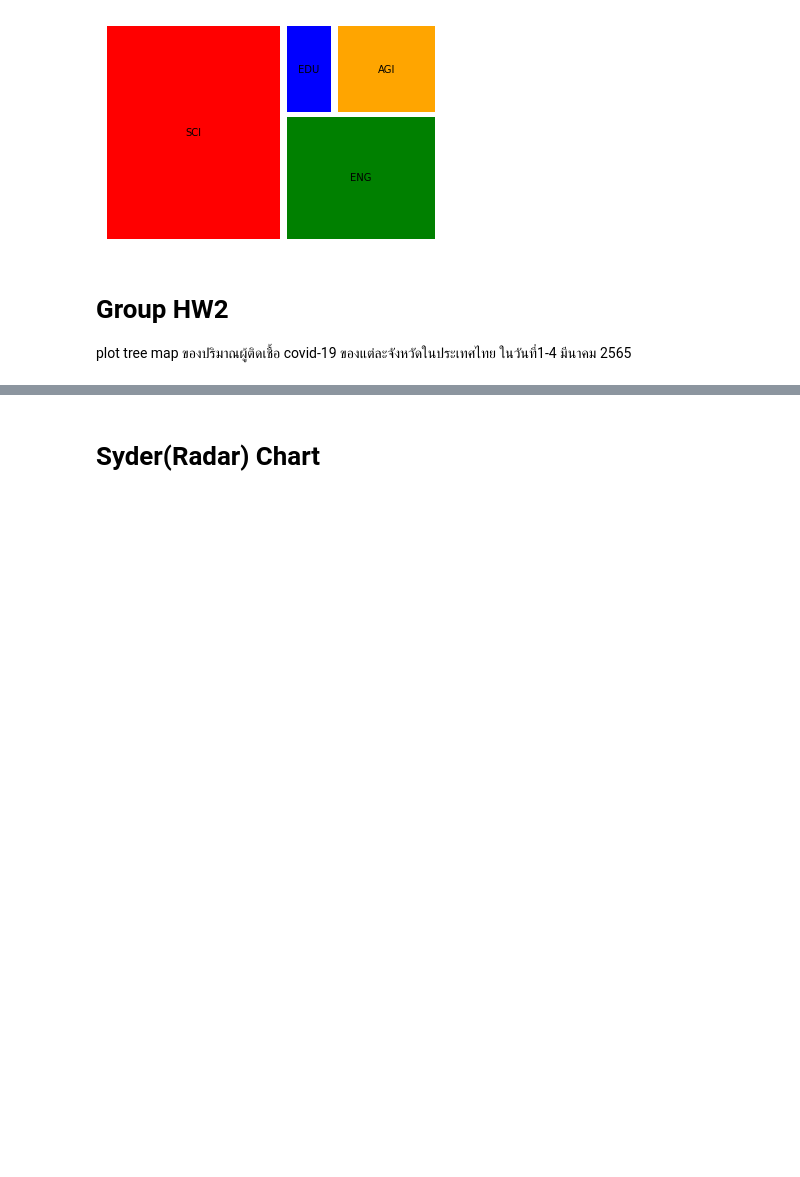
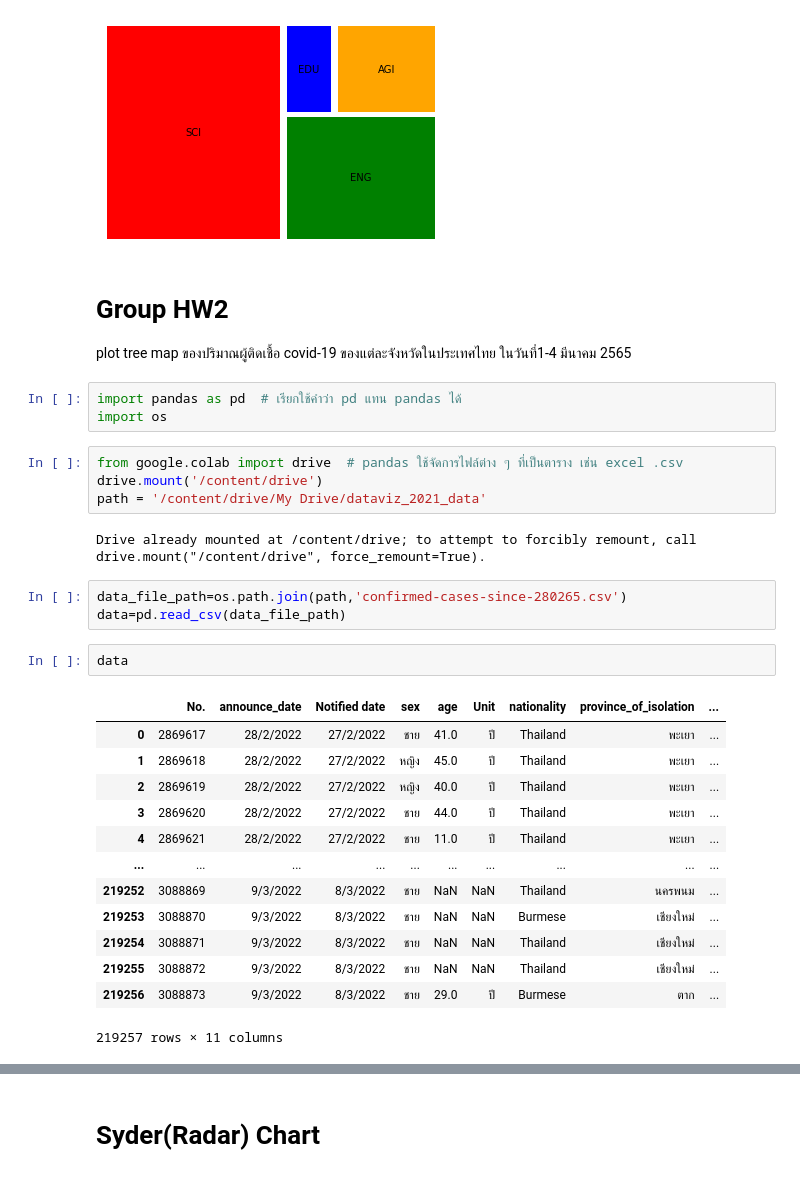
Before and after one commit to suphalaksana/data_viz_2022, a Jupyter notebook: DataViz04_Data_Comparison.ipynb, the cells around one changed output, grey strips where cells are left out. Saved outputs shown, nothing was run; the diff lists cells and outputs as text; blank space fills up the shorter version.

```diff
--- a/DataViz04_Data_Comparison.ipynb
+++ b/DataViz04_Data_Comparison.ipynb
@@ -418,3 +415,31 @@ plt.axis('off')
 # %% [markdown]
 # Group HW2
 plot tree map ของปริมาณผู้ติดเชื้อ covid-19  ของแต่ละจังหวัดในประเทศไทย ในวันที่1-4 มีนาคม 2565
+# %%
+import pandas as pd  # เรียกใช้คำว่า pd แทน pandas ได้
+import os
+# %%
+from google.colab import drive  # pandas ใช้จัดการไฟล์ต่าง ๆ ที่เป็นตาราง เช่น excel .csv
+drive.mount('/content/drive')
+path = '/content/drive/My Drive/dataviz_2021_data'
+# %% [output]
+Drive already mounted at /content/drive; to attempt to forcibly remount, call drive.mount("/content/drive", force_remount=True).
+# %%
+data_file_path=os.path.join(path,'confirmed-cases-since-280265.csv')
+data=pd.read_csv(data_file_path)
+# %%
+data
+# %% [output]
+|  | No. | announce_date | Notified date | sex | age | Unit | nationality | province_of_isolation | ... |
+| 0 | 2869617 | 28/2/2022 | 27/2/2022 | ชาย | 41.0 | ปี | Thailand | พะเยา | ... |
+| 1 | 2869618 | 28/2/2022 | 27/2/2022 | หญิง | 45.0 | ปี | Thailand | พะเยา | ... |
+| 2 | 2869619 | 28/2/2022 | 27/2/2022 | หญิง | 40.0 | ปี | Thailand | พะเยา | ... |
+| 3 | 2869620 | 28/2/2022 | 27/2/2022 | ชาย | 44.0 | ปี | Thailand | พะเยา | ... |
+| 4 | 2869621 | 28/2/2022 | 27/2/2022 | ชาย | 11.0 | ปี | Thailand | พะเยา | ... |
+| ... | ... | ... | ... | ... | ... | ... | ... | ... | ... |
+| 219252 | 3088869 | 9/3/2022 | 8/3/2022 | ชาย | NaN | NaN | Thailand | นครพนม | ... |
+| 219253 | 3088870 | 9/3/2022 | 8/3/2022 | ชาย | NaN | NaN | Burmese | เชียงใหม่ | ... |
+| 219254 | 3088871 | 9/3/2022 | 8/3/2022 | ชาย | NaN | NaN | Thailand | เชียงใหม่ | ... |
+| 219255 | 3088872 | 9/3/2022 | 8/3/2022 | ชาย | NaN | NaN | Thailand | เชียงใหม่ | ... |
+| 219256 | 3088873 | 9/3/2022 | 8/3/2022 | ชาย | 29.0 | ปี | Burmese | ตาก | ... |
+219257 rows × 11 columns
```
Also changed, not shown: parts of 15 cells of this notebook.
